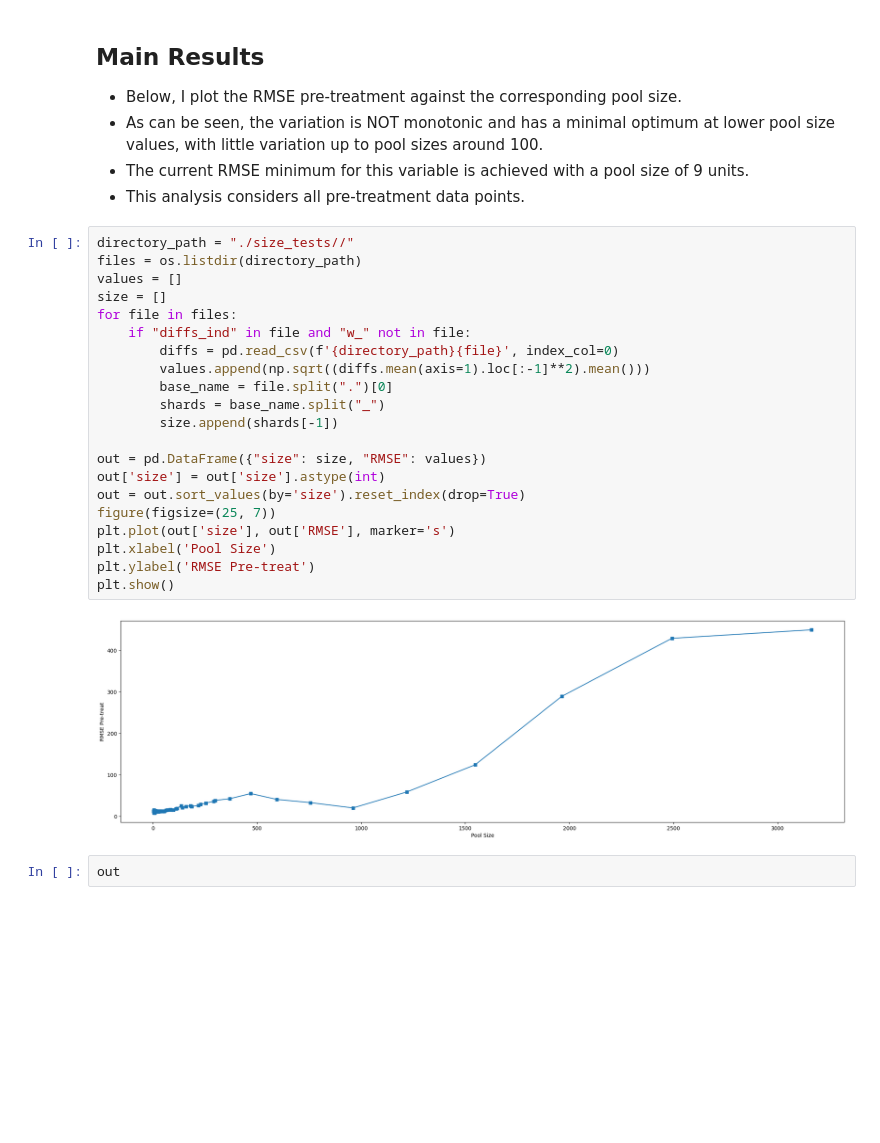
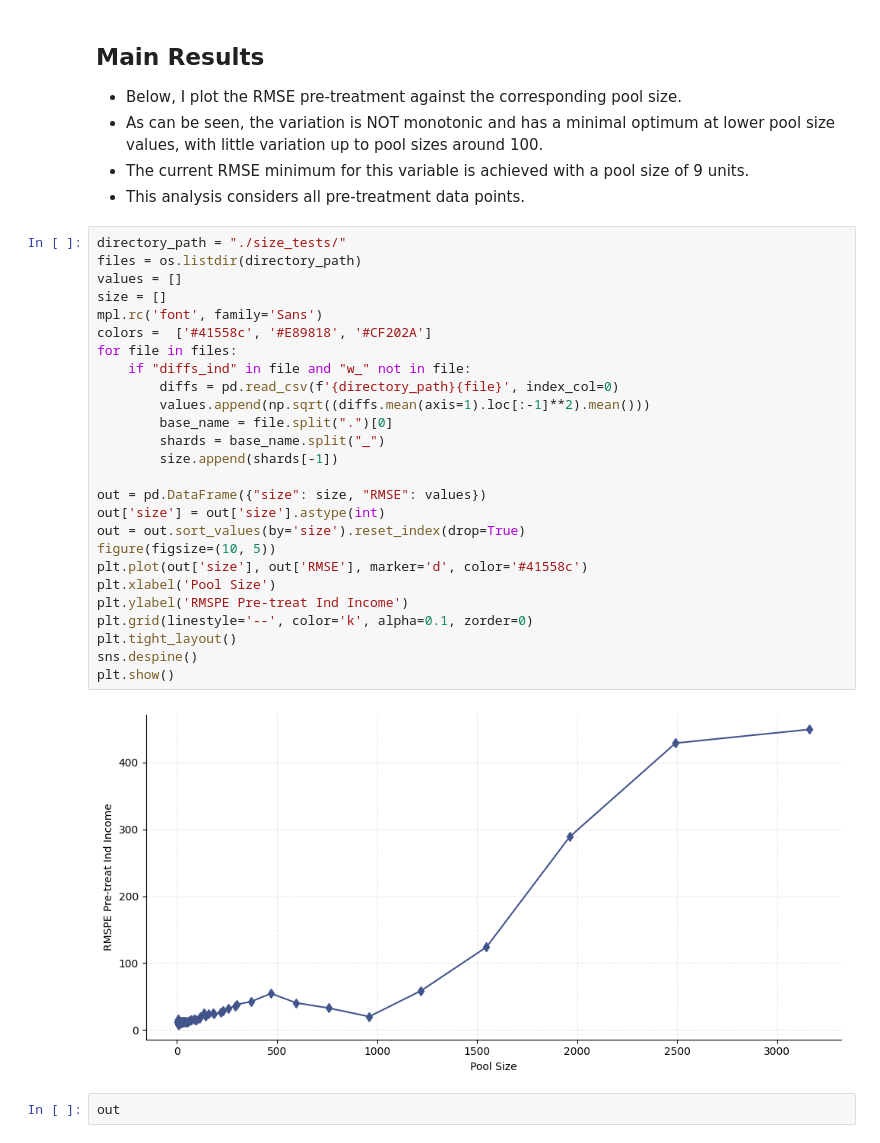
Before and after one commit to centre-for-care/costofcare, a Jupyter notebook: pool_size_results.ipynb, the cells around one changed output. Saved outputs shown, nothing was run; the diff lists cells and outputs as text; blank space fills up the shorter version.

```diff
--- a/pool_size_results.ipynb
+++ b/pool_size_results.ipynb
@@ -53,28 +54,33 @@ diffs.count(axis=1).plot()
 - The current RMSE minimum for this variable is achieved with a pool size of 9 units.
 - This analysis considers all pre-treatment data points.
 # %%
-directory_path = "./size_tests//"
+directory_path = "./size_tests/"
 files = os.listdir(directory_path)
 values = []
 size = []
+mpl.rc('font', family='Sans')
+colors =  ['#41558c', '#E89818', '#CF202A']
 for file in files:
     if "diffs_ind" in file and "w_" not in file:
         diffs = pd.read_csv(f'{directory_path}{file}', index_col=0)
         values.append(np.sqrt((diffs.mean(axis=1).loc[:-1]**2).mean()))
         base_name = file.split(".")[0]
         shards = base_name.split("_")
         size.append(shards[-1])
 
 out = pd.DataFrame({"size": size, "RMSE": values})
 out['size'] = out['size'].astype(int)
 out = out.sort_values(by='size').reset_index(drop=True)
-figure(figsize=(25, 7))
-plt.plot(out['size'], out['RMSE'], marker='s')
+figure(figsize=(10, 5))
+plt.plot(out['size'], out['RMSE'], marker='d', color='#41558c')
 plt.xlabel('Pool Size')
-plt.ylabel('RMSE Pre-treat')
+plt.ylabel('RMSPE Pre-treat Ind Income')
+plt.grid(linestyle='--', color='k', alpha=0.1, zorder=0)
+plt.tight_layout()
+sns.despine()
 plt.show()
 # %% [output]
-[figure, old version]
+[figure, new version]
 # %%
 out
 # %% [output]
```
Also changed, not shown: parts of 1 cell of this notebook, 6 other files.
